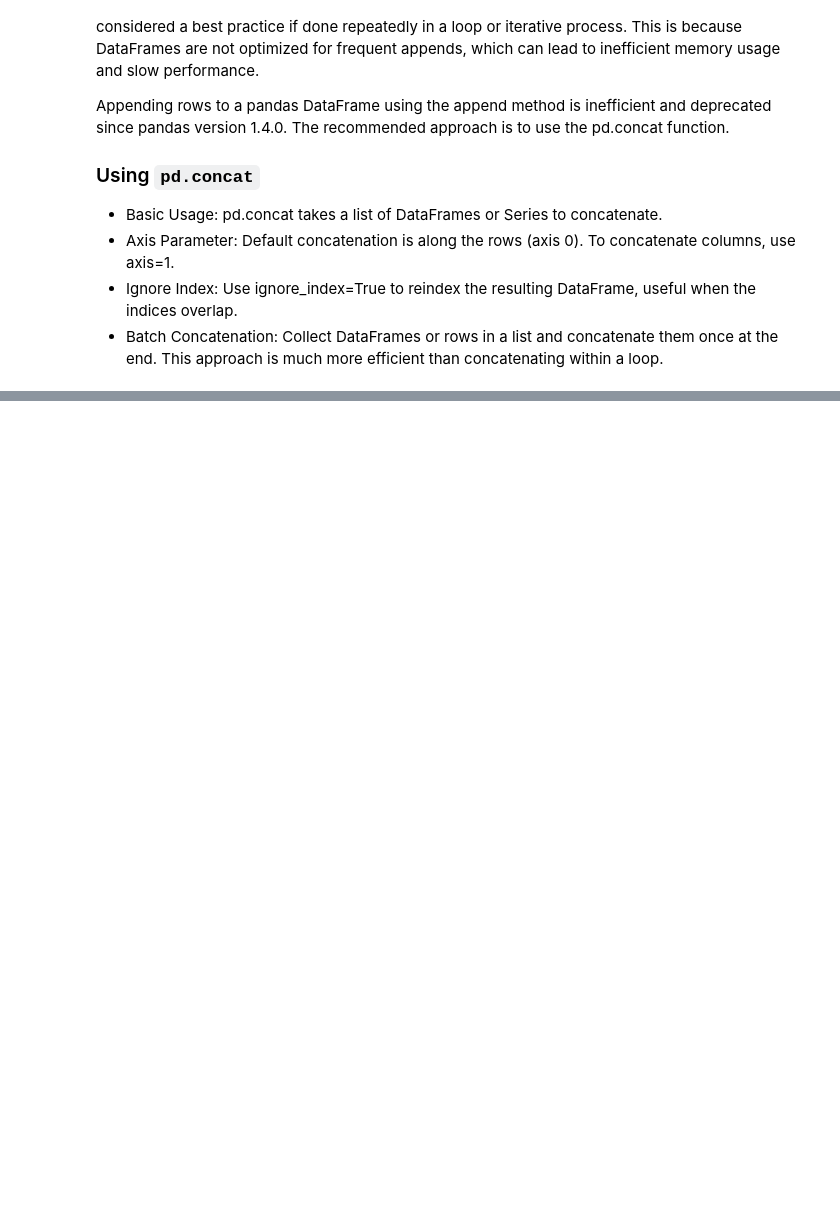
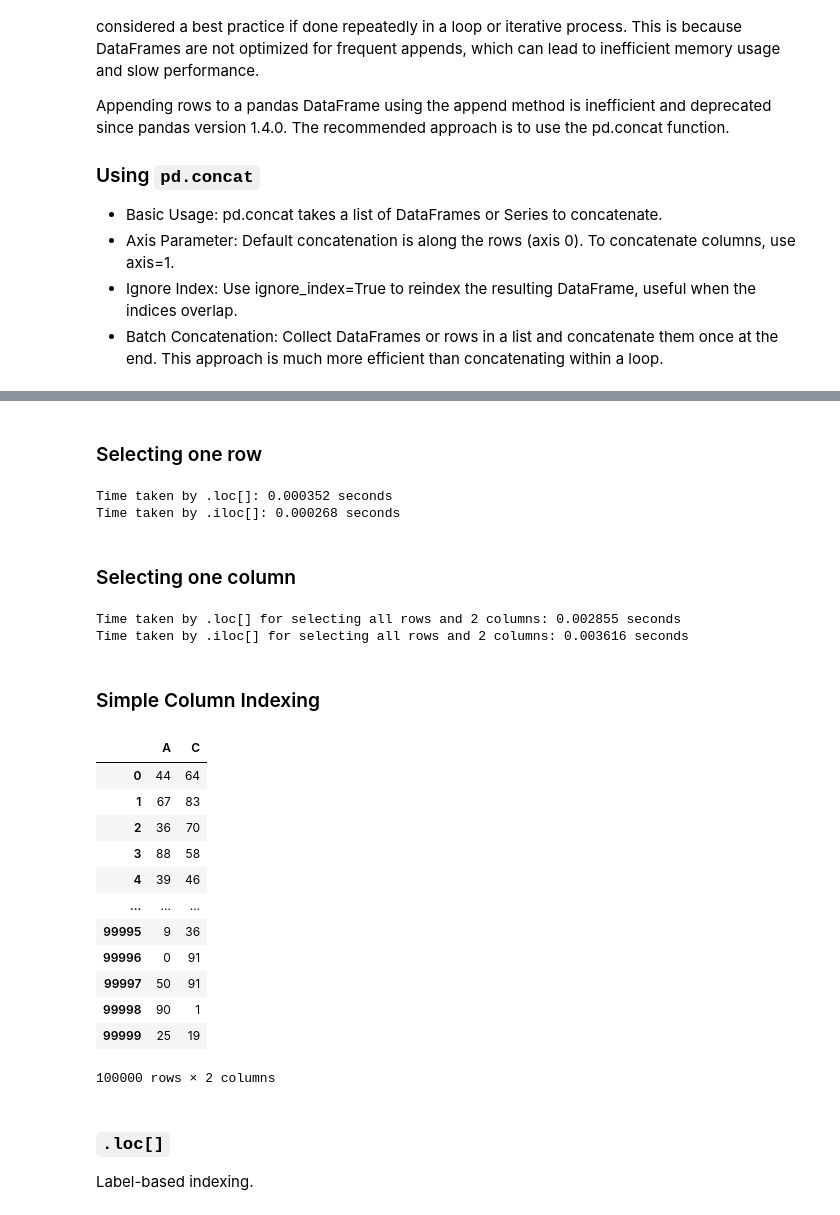
Before and after one commit to shrishtinigam/intermediate-python, a Jupyter notebook: 02_Efficient_Code_In_Pandas.ipynb, the cells around one changed output, grey strips where cells are left out. Cells and saved outputs as stored; diff of their text form; code cells hidden in the pictures; blank space fills up the shorter version.

Commit message:
[UPDATE] Added (1) loc vs iloc, (2) Sampling in pd, (3) Replace in pd. Fixed previous errors in code execution.

```diff
--- a/02_Efficient_Code_In_Pandas.ipynb
+++ b/02_Efficient_Code_In_Pandas.ipynb
@@ -51,0 +108,69 @@ NameError: name 'pd' is not defined
+# %% [markdown]
+### Selecting one row
+# %%
+# Measure time taken by .loc[]
+start_time_loc = time.time()
+value_loc = df.loc[50000, 'B']  # Accessing a single element by label
+end_time_loc = time.time()
+
+# Measure time taken by .iloc[]
+start_time_iloc = time.time()
+value_iloc = df.iloc[50000, 1]  # Accessing a single element by integer position
+end_time_iloc = time.time()
+
+# Calculate time differences
+time_taken_loc = end_time_loc - start_time_loc
+time_taken_iloc = end_time_iloc - start_time_iloc
+
+# Output results
+print(f"Time taken by .loc[]: {time_taken_loc:.6f} seconds")
+print(f"Time taken by .iloc[]: {time_taken_iloc:.6f} seconds")
+# %% [output]
+Time taken by .loc[]: 0.000352 seconds
+Time taken by .iloc[]: 0.000268 seconds
+# %% [markdown]
+### Selecting one column
+# %%
+# Create the DataFrame with specified seed for reproducibility
+np.random.seed(0)
+df = pd.DataFrame(np.random.randint(0, 100, size=(100000, 4)), columns=['A', 'B', 'C', 'D'])
+
+# Measure time taken by .loc[] for selecting all rows and 2 columns
+start_time_loc = time.time()
+subset_loc = df.loc[:, ['B', 'D']]
+end_time_loc = time.time()
+time_taken_loc = end_time_loc - start_time_loc
+
+# Measure time taken by .iloc[] for selecting all rows and 2 columns
+start_time_iloc = time.time()
+subset_iloc = df.iloc[:, [1, 3]]
+end_time_iloc = time.time()
+time_taken_iloc = end_time_iloc - start_time_iloc
+
+# Output results
+print(f"Time taken by .loc[] for selecting all rows and 2 columns: {time_taken_loc:.6f} seconds")
+print(f"Time taken by .iloc[] for selecting all rows and 2 columns: {time_taken_iloc:.6f} seconds")
+# %% [output]
+Time taken by .loc[] for selecting all rows and 2 columns: 0.002855 seconds
+Time taken by .iloc[] for selecting all rows and 2 columns: 0.003616 seconds
+# %% [markdown]
+### Simple Column Indexing
+# %%
+df[['A','C']]
+# %% [output]
+|  | A | C |
+| 0 | 44 | 64 |
+| 1 | 67 | 83 |
+| 2 | 36 | 70 |
+| 3 | 88 | 58 |
+| 4 | 39 | 46 |
+| ... | ... | ... |
+| 99995 | 9 | 36 |
+| 99996 | 0 | 91 |
+| 99997 | 50 | 91 |
+| 99998 | 90 | 1 |
+| 99999 | 25 | 19 |
+100000 rows × 2 columns
+# %% [markdown]
+### `.loc[]`
+Label-based indexing.
```
Also changed, not shown: parts of 29 cells of this notebook.
